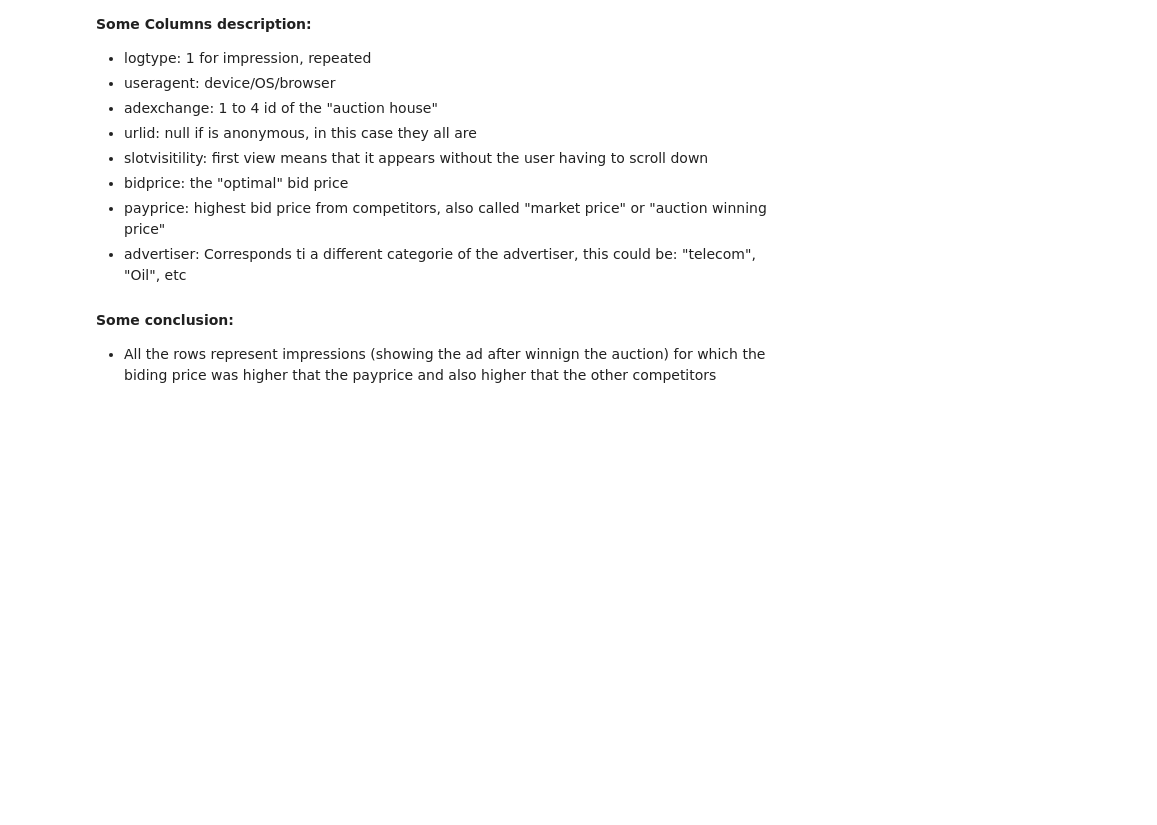
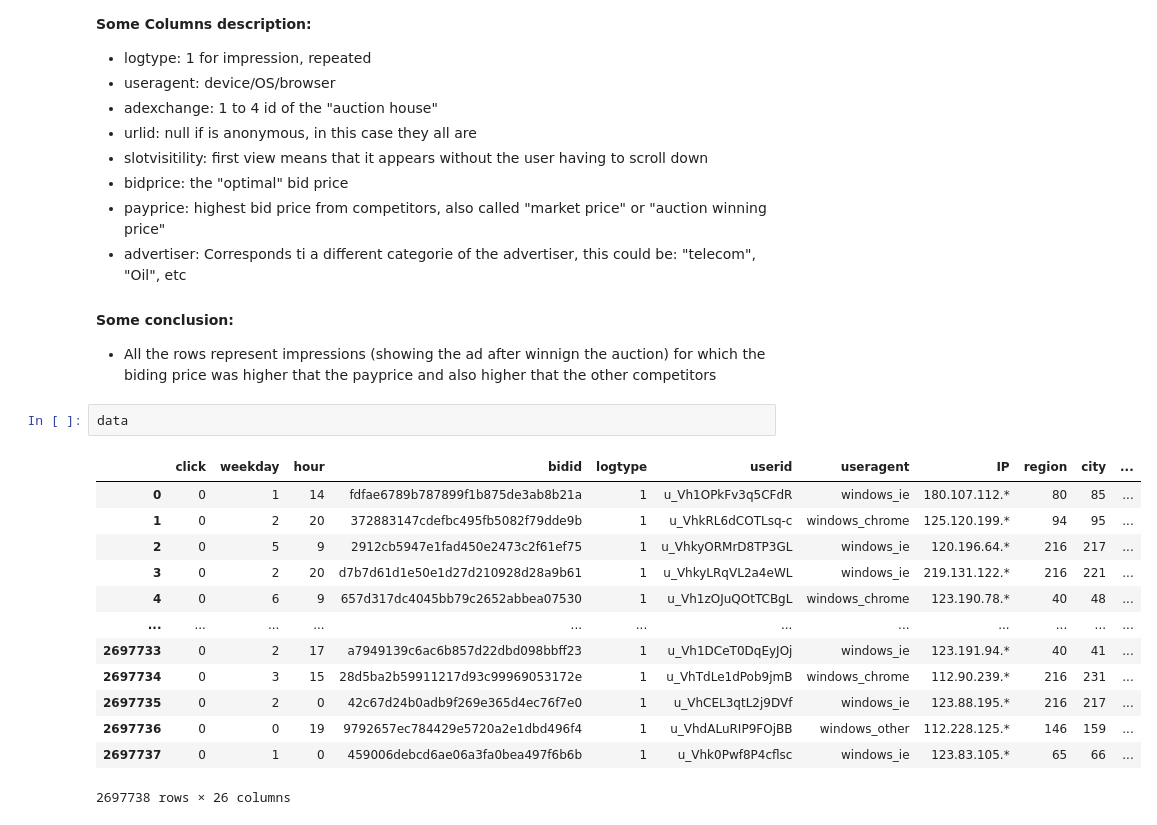
Before and after one commit to chelo26/webEco17, a Jupyter notebook: understanding_data.ipynb, the cells around one changed output. Drawn from its saved outputs; the diff is of its cells as text; blank space fills up the shorter version.

```diff
--- a/understanding_data.ipynb
+++ b/understanding_data.ipynb
@@ -92,3 +120,19 @@ usertag has 814364 different points.
 
 #### Some conclusion:
 - All the rows represent impressions (showing the ad after winnign the auction) for which the biding price was higher that the payprice and also higher that the other competitors
+# %%
+data
+# %% [output]
+|  | click | weekday | hour | bidid | logtype | userid | useragent | IP | region | city | ... |
+| 0 | 0 | 1 | 14 | fdfae6789b787899f1b875de3ab8b21a | 1 | u_Vh1OPkFv3q5CFdR | windows_ie | 180.107.112.* | 80 | 85 | ... |
+| 1 | 0 | 2 | 20 | 372883147cdefbc495fb5082f79dde9b | 1 | u_VhkRL6dCOTLsq-c | windows_chrome | 125.120.199.* | 94 | 95 | ... |
+| 2 | 0 | 5 | 9 | 2912cb5947e1fad450e2473c2f61ef75 | 1 | u_VhkyORMrD8TP3GL | windows_ie | 120.196.64.* | 216 | 217 | ... |
+| 3 | 0 | 2 | 20 | d7b7d61d1e50e1d27d210928d28a9b61 | 1 | u_VhkyLRqVL2a4eWL | windows_ie | 219.131.122.* | 216 | 221 | ... |
+| 4 | 0 | 6 | 9 | 657d317dc4045bb79c2652abbea07530 | 1 | u_Vh1zOJuQOtTCBgL | windows_chrome | 123.190.78.* | 40 | 48 | ... |
+| ... | ... | ... | ... | ... | ... | ... | ... | ... | ... | ... | ... |
+| 2697733 | 0 | 2 | 17 | a7949139c6ac6b857d22dbd098bbff23 | 1 | u_Vh1DCeT0DqEyJOj | windows_ie | 123.191.94.* | 40 | 41 | ... |
+| 2697734 | 0 | 3 | 15 | 28d5ba2b59911217d93c99969053172e | 1 | u_VhTdLe1dPob9jmB | windows_chrome | 112.90.239.* | 216 | 231 | ... |
+| 2697735 | 0 | 2 | 0 | 42c67d24b0adb9f269e365d4ec76f7e0 | 1 | u_VhCEL3qtL2j9DVf | windows_ie | 123.88.195.* | 216 | 217 | ... |
+| 2697736 | 0 | 0 | 19 | 9792657ec784429e5720a2e1dbd496f4 | 1 | u_VhdALuRIP9FOjBB | windows_other | 112.228.125.* | 146 | 159 | ... |
+| 2697737 | 0 | 1 | 0 | 459006debcd6ae06a3fa0bea497f6b6b | 1 | u_Vhk0Pwf8P4cflsc | windows_ie | 123.83.105.* | 65 | 66 | ... |
+2697738 rows × 26 columns
```
Also changed, not shown: parts of 7 cells of this notebook.
